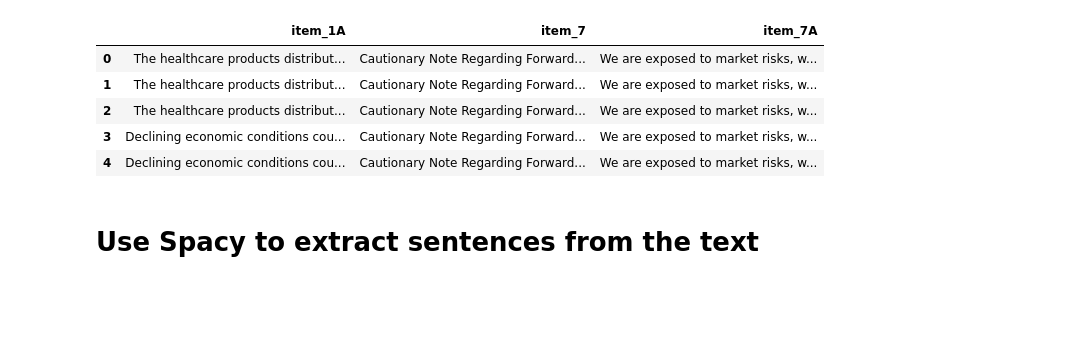
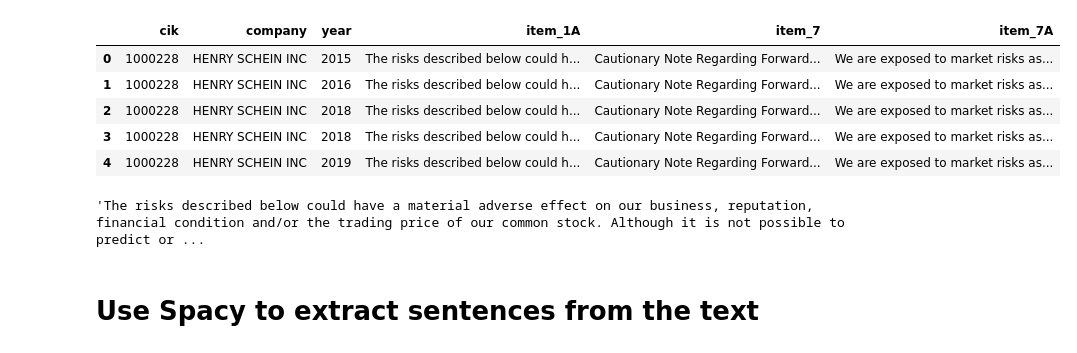
Before and after one commit to nkhanhle23/thesis, a Jupyter notebook: notebooks/extract_sentences.ipynb, the cells around one changed output. Cells and saved outputs as stored; diff of their text form; code cells hidden in the pictures; blank space fills up the shorter version.

```diff
--- a/notebooks/extract_sentences.ipynb
+++ b/notebooks/extract_sentences.ipynb
@@ -7,5 +7,6 @@ import spacy
 from spacy.matcher import Matcher, PhraseMatcher
 # %%
 # Load the JSON file
-with open('datasets/EXTRACTED_FILINGS.json', 'r') as json_file:
+with open('../datasets/EXTRACTED_FILINGS.json', 'r') as json_file:
     data = json.load(json_file)
+df = pd.DataFrame(data)
@@ -14,10 +12,0 @@ df = pd.DataFrame(data)
-# %%
-content = df[['item_1A','item_7','item_7A']]
-content.head()
-# %% [output]
-|  | item_1A | item_7 | item_7A |
-| 0 | The healthcare products distribut... | Cautionary Note Regarding Forward... | We are exposed to market risks, w... |
-| 1 | The healthcare products distribut... | Cautionary Note Regarding Forward... | We are exposed to market risks, w... |
-| 2 | The healthcare products distribut... | Cautionary Note Regarding Forward... | We are exposed to market risks, w... |
-| 3 | Declining economic conditions cou... | Cautionary Note Regarding Forward... | We are exposed to market risks, w... |
-| 4 | Declining economic conditions cou... | Cautionary Note Regarding Forward... | We are exposed to market risks, w... |
@@ -25,0 +13,12 @@ test_content = content.iloc[:50]
+# %%
+df['year'] = pd.to_numeric(df['year'])
+filtered_df = df[df['year']>=2015]
+filtered_df.reset_index(drop=True, inplace=True)
+filtered_df.head()
+# %% [output]
+|  | cik | company | year | item_1A | item_7 | item_7A |
+| 0 | 1000228 | HENRY SCHEIN INC | 2015 | The risks described below could h... | Cautionary Note Regarding Forward... | We are exposed to market risks as... |
+| 1 | 1000228 | HENRY SCHEIN INC | 2016 | The risks described below could h... | Cautionary Note Regarding Forward... | We are exposed to market risks as... |
+| 2 | 1000228 | HENRY SCHEIN INC | 2018 | The risks described below could h... | Cautionary Note Regarding Forward... | We are exposed to market risks as... |
+| 3 | 1000228 | HENRY SCHEIN INC | 2018 | The risks described below could h... | Cautionary Note Regarding Forward... | We are exposed to market risks as... |
+| 4 | 1000228 | HENRY SCHEIN INC | 2019 | The risks described below could h... | Cautionary Note Regarding Forward... | We are exposed to market risks as... |
@@ -26,3 +31,7 @@ test_content = content.iloc[:50]
+# %%
+test_content
+# %% [output]
+'The risks described below could have a material adverse effect on our business, reputation, financial condition and/or the trading price of our common stock. Although it is not possible to predict or ...
 # %% [markdown]
 # Use Spacy to extract sentences from the text
 # %% [markdown]
```
Also changed, not shown: parts of 30 cells of this notebook.
